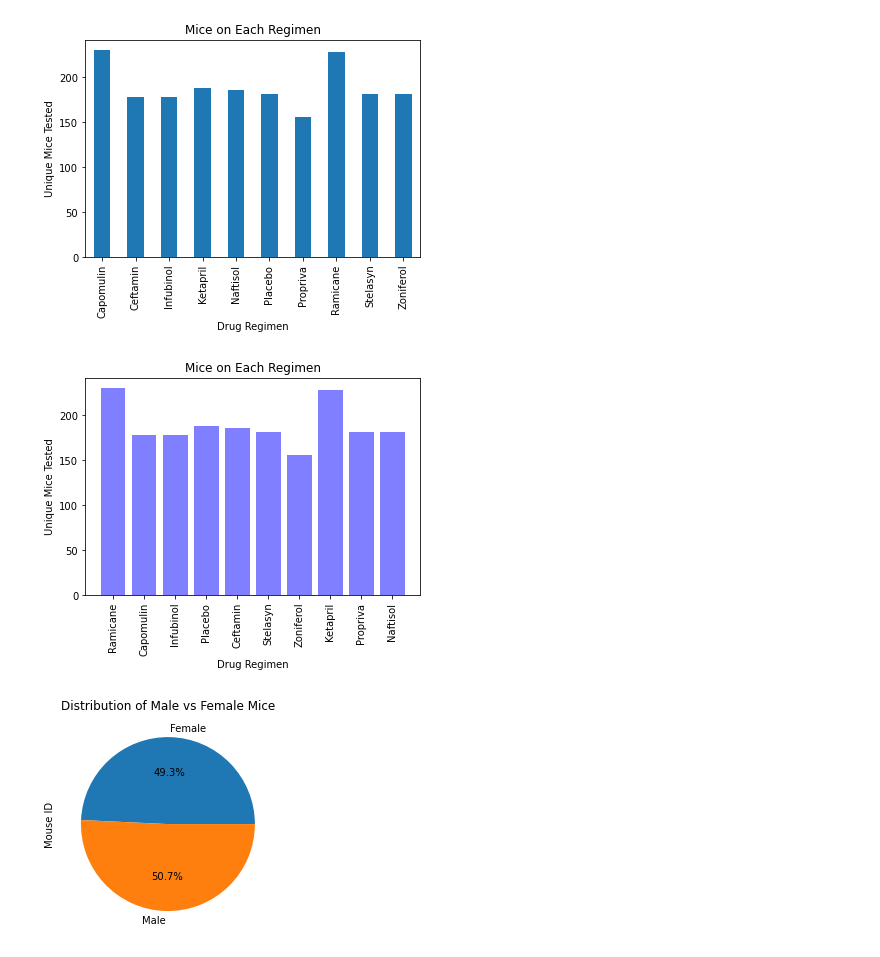
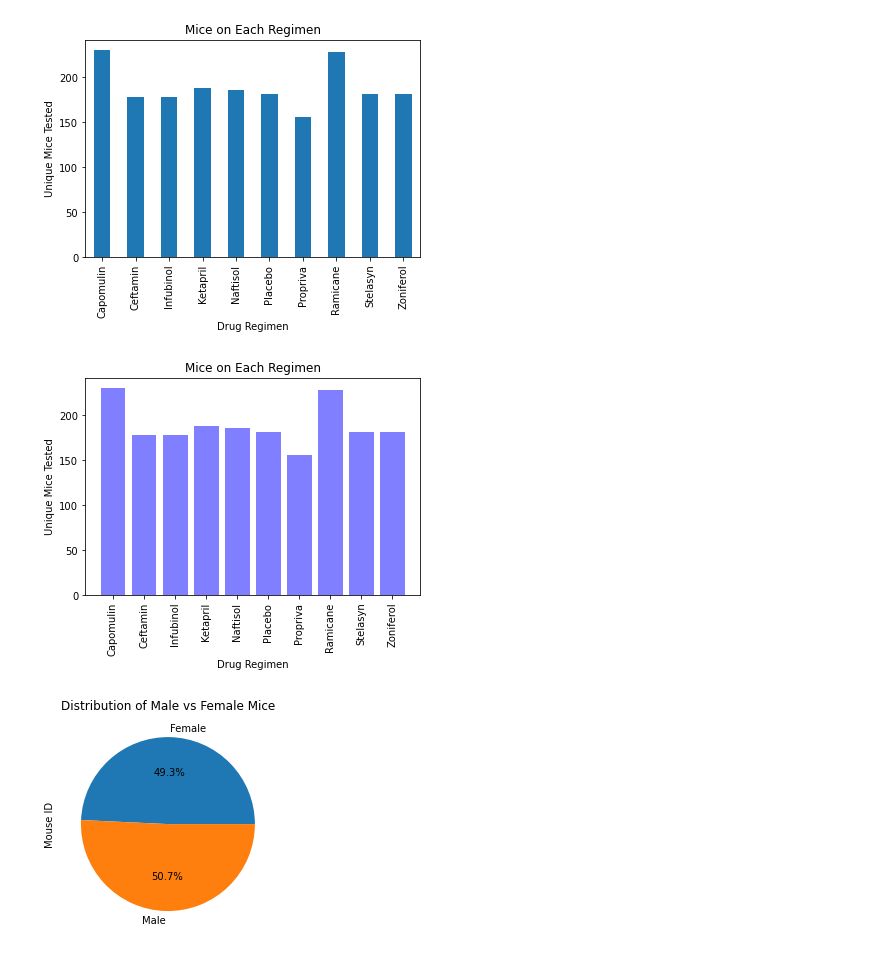
Before and after one commit to JeniLam/MatPlotLib_Challenge, a Jupyter notebook: pymaceuticals_starter.ipynb, the cells around one changed output. Saved outputs shown, nothing was run; the diff lists cells and outputs as text; code cells hidden in the pictures.

Commit message:
Fixes X axis on pyplot bar graph

```diff
--- a/pymaceuticals_starter.ipynb
+++ b/pymaceuticals_starter.ipynb
@@ -169,17 +182,17 @@ Text(0, 0.5, 'Unique Mice Tested')
 # %%
 # Generate a bar plot showing the total number of unique mice tested on each drug regimen using pyplot.
 Pybar = clean_df.groupby('Drug Regimen').count()['Mouse ID']
-x_axis = clean_df['Drug Regimen'].unique()
+x_axis = Pybar.index
 
 plt.bar(x_axis, Pybar, color='b', alpha=0.5, align ="center")
 plt.title("Mice on Each Regimen")
 plt.xlabel("Drug Regimen")
 plt.ylabel("Unique Mice Tested")
 # https://www.shanelynn.ie/bar-plots-in-python-using-pandas-dataframes/ to rotate the x-axis labels
 plt.xticks(rotation=90, horizontalalignment='center')
 plt.show()
 # %% [output]
-[figure, old version]
+[figure, new version]
 # %%
 # Generate a pie plot showing the distribution of female versus male mice using pandas
 gender = clean_df.groupby("Sex").count()['Mouse ID']
```
Also changed, not shown: parts of 1 cell of this notebook.
